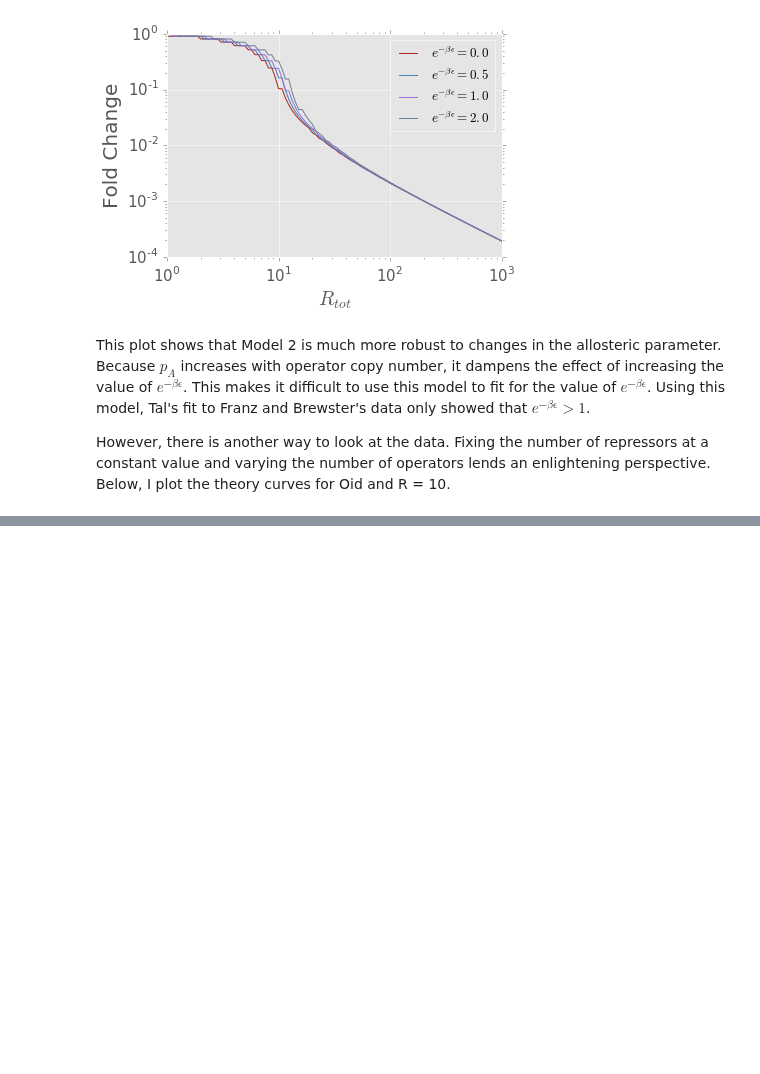
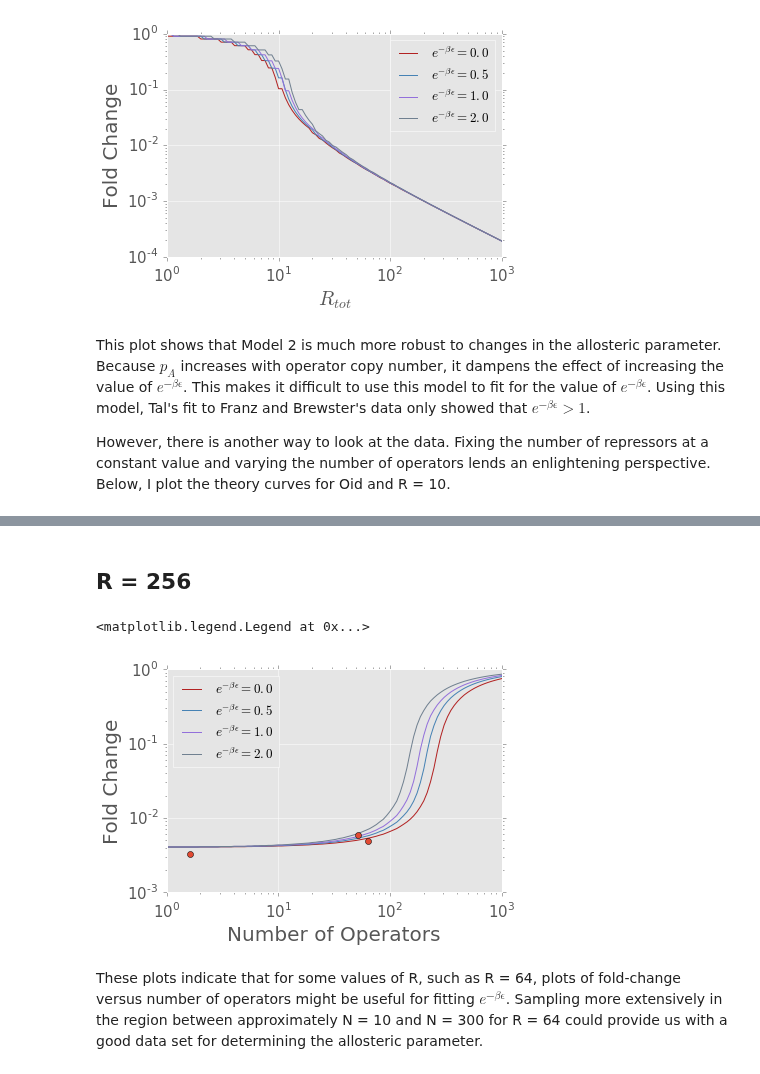
Before and after one commit to RPGroup-PBoC/mwc_induction, a Jupyter notebook: code/analysis/Determining_p_active.ipynb, the cells around one changed output, grey strips where cells are left out. Drawn from its saved outputs; the diff is of its cells as text; code cells hidden in the pictures; blank space fills up the shorter version.

```diff
--- a/code/analysis/Determining_p_active.ipynb
+++ b/code/analysis/Determining_p_active.ipynb
@@ -259,0 +248,21 @@ This plot shows decent separation for the different theory curves in a region ar
+# %% [markdown]
+## R = 256
+# %%
+#Plot curves for R = 256
+R = 256
+
+for i in range(0,len(eBE_array)):
+    fold_change = model_2_var_N(eBE_array[i], R, Op)
+    plt.loglog(fold_change[0], fold_change[1], color = colors[i], label = labels[i])
+
+plt.loglog(N_data,R_256,'o')
+plt.rc('xtick',labelsize=15)
+plt.rc('ytick',labelsize=15)
+plt.xlabel(r'Number of Operators', fontsize = 20)
+plt.ylabel('Fold Change', fontsize = 20)
+plt.legend(loc=2,fontsize = 13)
+# %% [output]
+<matplotlib.legend.Legend at 0x...>
+[figure, added]
+# %% [markdown]
+These plots indicate that for some values of R, such as R = 64, plots of fold-change versus number of operators might be useful for fitting $e^{-\beta \epsilon}$. Sampling more extensively in the region between approximately N = 10 and N = 300 for R = 64 could provide us with a good data set for determining the allosteric parameter.
```
Also changed, not shown: parts of 10 cells of this notebook.
